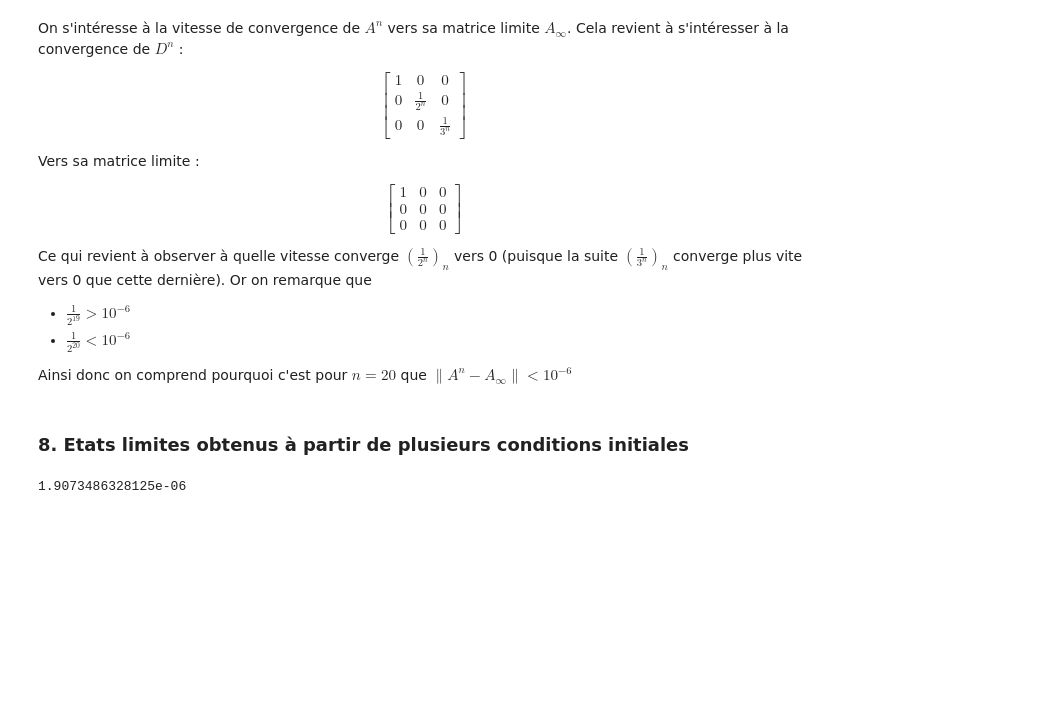
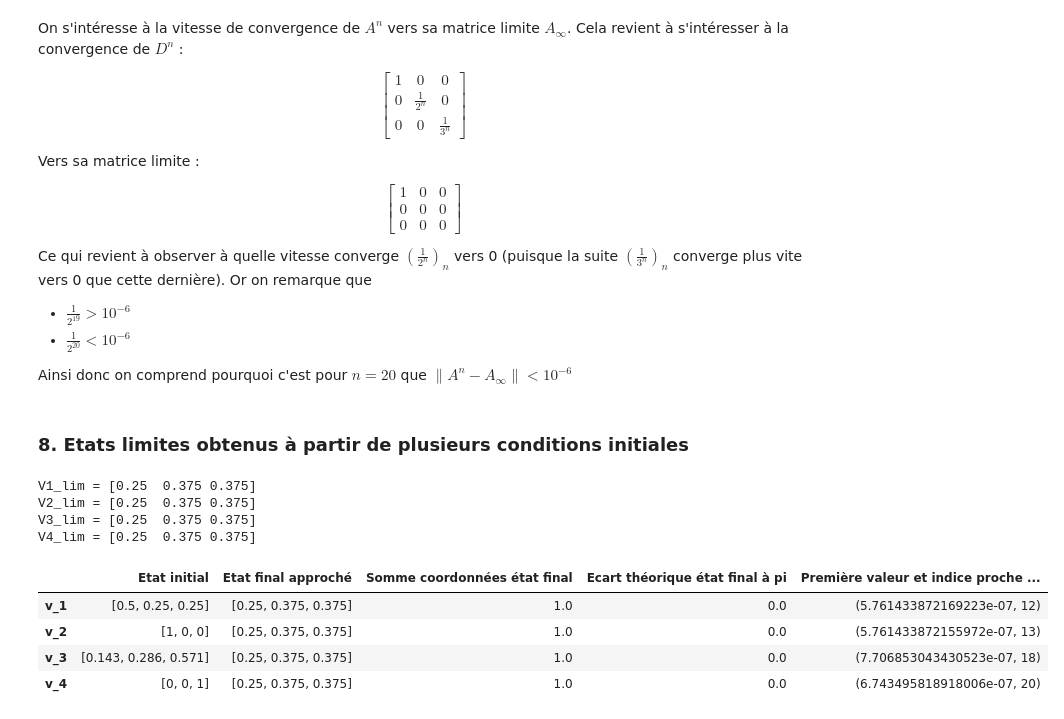
Before and after one commit to valbesnard/vbesnard_adebonet_Projet_Algebre_Lineaire, a Jupyter notebook: Main.ipynb, the cells around one changed output. Saved outputs shown, nothing was run; the diff lists cells and outputs as text; code cells hidden in the pictures; blank space fills up the shorter version.

```diff
--- a/Main.ipynb
+++ b/Main.ipynb
@@ -1473,5 +1473,26 @@ Ainsi donc on comprend pourquoi c'est pour $n=20$ que $\left\lVert A^n - A_{\inf
 # %% [markdown]
 ### 8. Etats limites obtenus à partir de plusieurs conditions initiales
 # %%
+#Pour calculer les valerus approximatives des limites, on va calculer leurs images par A_inf
+
+#On réécrit ici nos vecteurs d'états initiaux
+
+v1=np.array([1/2,1/4,1/4])
+v2=np.array([1,0,0])
+v3=np.array([1/7,2/7,4/7])
+v4=np.array([0,0,1])
+
+v1_lim = A_inf @ v1
+v2_lim = A_inf @ v2
+v3_lim = A_inf @ v3
+v4_lim = A_inf @ v4
+
+print("v1_lim =",v1_lim)
+print("v2_lim =",v2_lim)
+print("v3_lim =",v3_lim)
+print("v4_lim =",v4_lim)
 # %% [output]
-1.9073486328125e-06
+V1_lim = [0.25  0.375 0.375]
+V2_lim = [0.25  0.375 0.375]
+V3_lim = [0.25  0.375 0.375]
+V4_lim = [0.25  0.375 0.375]
@@ -1477,0 +1502,32 @@ Ainsi donc on comprend pourquoi c'est pour $n=20$ que $\left\lVert A^n - A_{\inf
+# %%
+#On créé des lites V et V_lim pour y stocker nos vecteurs initiaux et limites
+V = [v1, v2, v3, v4]
+V_lim = [v1_lim, v2_lim, v3_lim, v4_lim]
+
+
+df_etats_lim = []
+
+for i in range(4):
+    d = {
+        'Etat initial': np.round(V[i],3),    #On utilise la fonction round pour v_3 qui est composé de nombres qui ont un nombre infini de décimales
+        'Etat final approché': V_lim[i],
+        'Somme coordonnées état final': np.sum(V_lim[i]),
+        'Ecart théorique état final à pi': np.linalg.norm(V_lim[i] - pi),
+        'Première valeur et indice proche de pi à 10^{-6} près' : val_inf_seuil(np.linalg.norm(simulate_markov(A,(V[i]-pi),100),axis=1).tolist(),1e-6)
+    }
+
+    df_etats_lim.append(d)
+
+
+# On établit des v_i comme index
+df_etats_lim = pd.DataFrame(df_etats_lim, index=[f'v_{i+1}' for i in range(4)])
+
+
+# Affichage des premières lignes
+df_etats_lim.head()
+# %% [output]
+|  | Etat initial | Etat final approché | Somme coordonnées état final | Ecart théorique état final à pi | Première valeur et indice proche ... |
+| v_1 | [0.5, 0.25, 0.25] | [0.25, 0.375, 0.375] | 1.0 | 0.0 | (5.761433872169223e-07, 12) |
+| v_2 | [1, 0, 0] | [0.25, 0.375, 0.375] | 1.0 | 0.0 | (5.761433872155972e-07, 13) |
+| v_3 | [0.143, 0.286, 0.571] | [0.25, 0.375, 0.375] | 1.0 | 0.0 | (7.706853043430523e-07, 18) |
+| v_4 | [0, 0, 1] | [0.25, 0.375, 0.375] | 1.0 | 0.0 | (6.743495818918006e-07, 20) |
```
Also changed, not shown: parts of 4 cells of this notebook.
